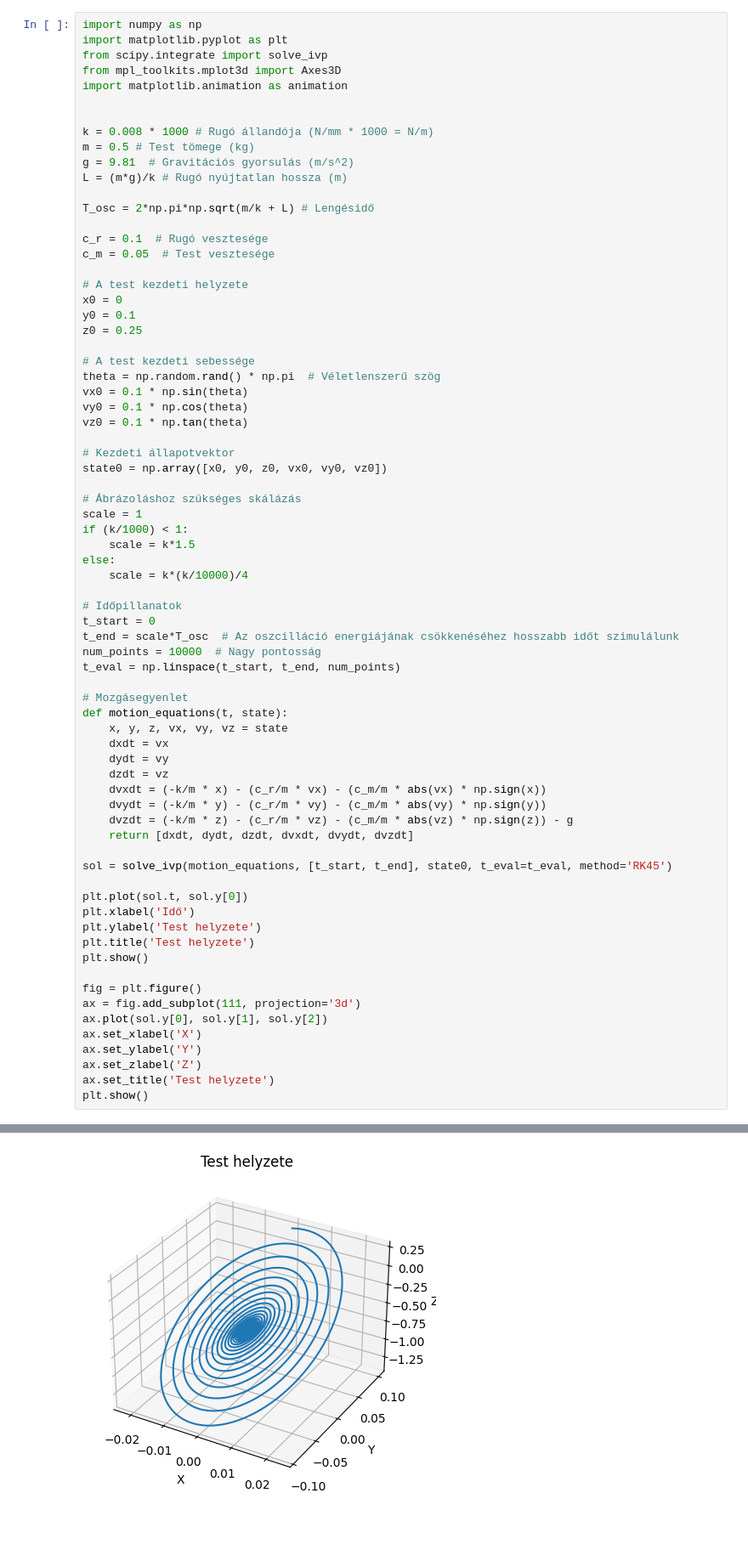
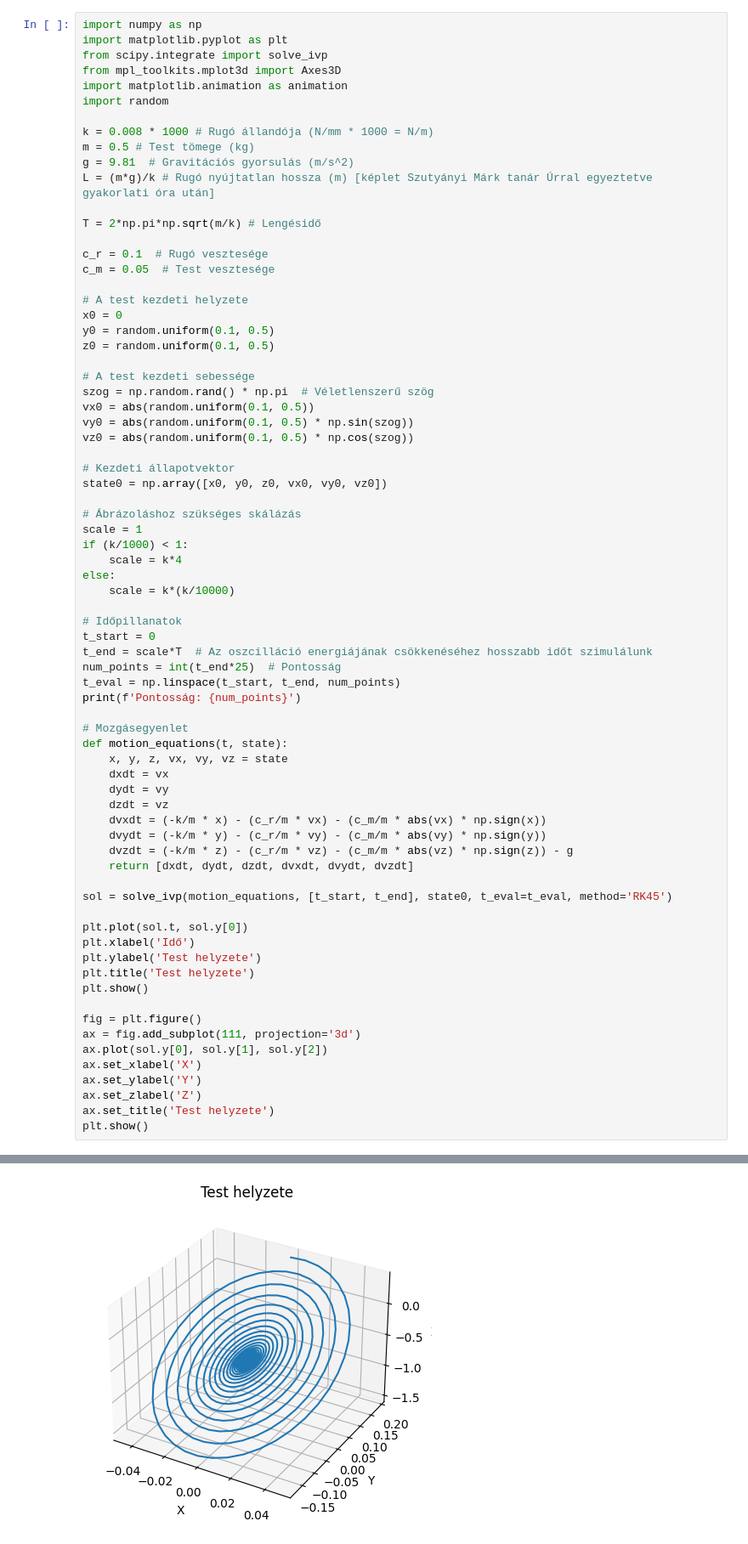
Before and after one commit to MrHumanRebel/sze_fizinfo, a Jupyter notebook: rezges_lenges/Szekely_Daniel_Rezges_Lenges.ipynb, the cells around one changed output, grey strips where cells are left out. Shown at 85% size. Drawn from its saved outputs; the diff is of its cells as text.

```diff
--- a/rezges_lenges/Szekely_Daniel_Rezges_Lenges.ipynb
+++ b/rezges_lenges/Szekely_Daniel_Rezges_Lenges.ipynb
@@ -4,28 +6,28 @@ import matplotlib.pyplot as plt
 from scipy.integrate import solve_ivp
 from mpl_toolkits.mplot3d import Axes3D
 import matplotlib.animation as animation
-
+import random
 
 k = 0.008 * 1000 # Rugó állandója (N/mm * 1000 = N/m)
 m = 0.5 # Test tömege (kg)
 g = 9.81  # Gravitációs gyorsulás (m/s^2)
-L = (m*g)/k # Rugó nyújtatlan hossza (m)
+L = (m*g)/k # Rugó nyújtatlan hossza (m) [képlet Szutyányi Márk tanár Úrral egyeztetve gyakorlati óra után]
 
-T_osc = 2*np.pi*np.sqrt(m/k + L) # Lengésidő
+T = 2*np.pi*np.sqrt(m/k) # Lengésidő
 
 c_r = 0.1  # Rugó vesztesége
 c_m = 0.05  # Test vesztesége
 
 # A test kezdeti helyzete
 x0 = 0
-y0 = 0.1
-z0 = 0.25
+y0 = random.uniform(0.1, 0.5)
+z0 = random.uniform(0.1, 0.5)
 
 # A test kezdeti sebessége
-theta = np.random.rand() * np.pi  # Véletlenszerű szög
-vx0 = 0.1 * np.sin(theta)
-vy0 = 0.1 * np.cos(theta)
-vz0 = 0.1 * np.tan(theta)
+szog = np.random.rand() * np.pi  # Véletlenszerű szög
+vx0 = abs(random.uniform(0.1, 0.5))
+vy0 = abs(random.uniform(0.1, 0.5) * np.sin(szog))
+vz0 = abs(random.uniform(0.1, 0.5) * np.cos(szog))
 
 # Kezdeti állapotvektor
 state0 = np.array([x0, y0, z0, vx0, vy0, vz0])
@@ -33,15 +35,16 @@ state0 = np.array([x0, y0, z0, vx0, vy0, vz0])
 # Ábrázoláshoz szükséges skálázás
 scale = 1
 if (k/1000) < 1:
-    scale = k*1.5
+    scale = k*4
 else:
-    scale = k*(k/10000)/4
+    scale = k*(k/10000)
 
 # Időpillanatok
 t_start = 0
-t_end = scale*T_osc  # Az oszcilláció energiájának csökkenéséhez hosszabb időt szimulálunk
-num_points = 10000  # Nagy pontosság
+t_end = scale*T  # Az oszcilláció energiájának csökkenéséhez hosszabb időt szimulálunk
+num_points = int(t_end*25)  # Pontosság
 t_eval = np.linspace(t_start, t_end, num_points)
+print(f'Pontosság: {num_points}')
 
 # Mozgásegyenlet
 def motion_equations(t, state):
@@ -75 +79 @@ plt.show()
-[figure, old version]
+[figure, new version]
```
Also changed, not shown: parts of 4 cells of this notebook, 1 other file.
